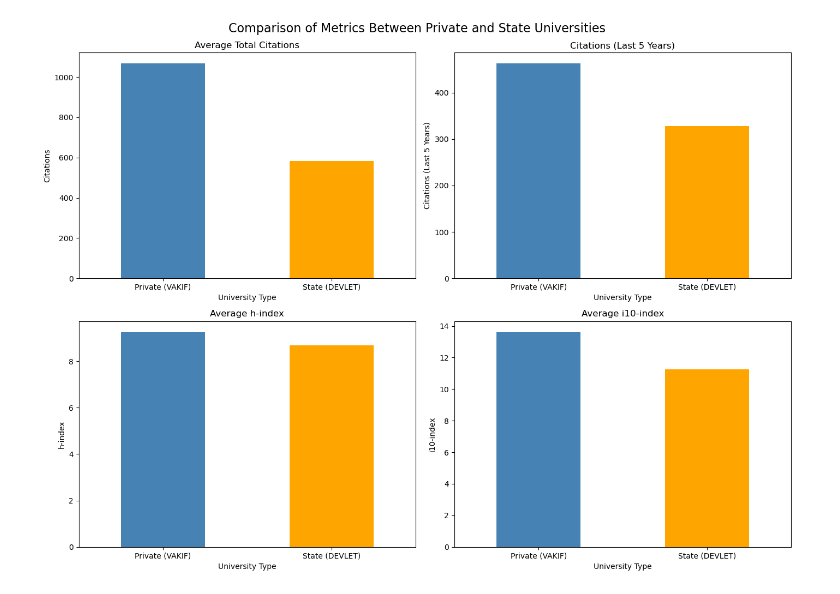
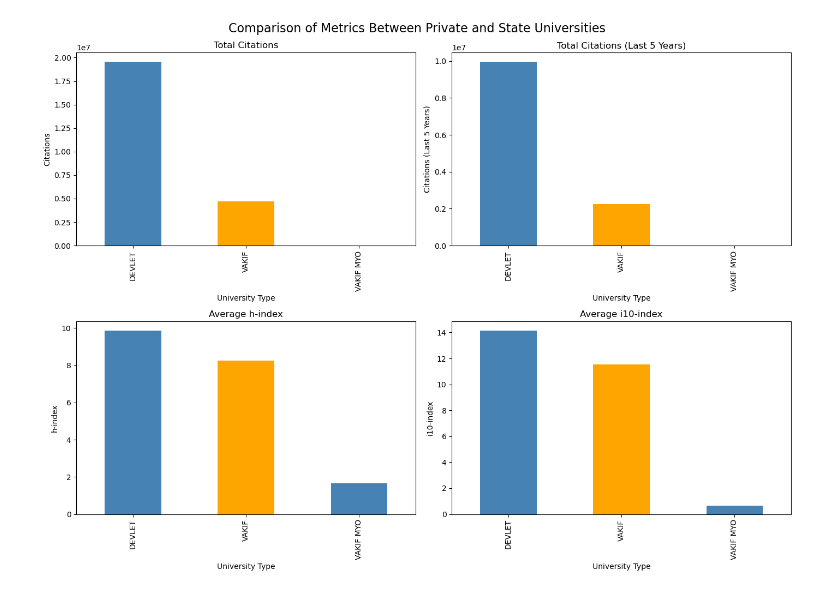
Before and after one commit to gamzeadbll/CS552, a Jupyter notebook: CS552 Project Analysis.ipynb, the cells around one changed output. Cells and saved outputs as stored; diff of their text form; code cells hidden in the pictures.

```diff
--- a/CS552 Project Analysis.ipynb
+++ b/CS552 Project Analysis.ipynb
@@ -96,16 +108,16 @@ for metric, title in zip(metrics, titles):
 # %%
 city_stats = data_cleaned.groupby('City').agg({
-    'Citations': 'mean',
-    'Citations (Last 5 Years)': 'mean',
+    'Citations': 'sum',
+    'Citations (Last 5 Years)': 'sum',
     'h-index': 'mean',
     'i10-index': 'mean',
-    'Number of Publications': 'mean'
+    'Number of Publications': 'sum'
 }).sort_values('Citations', ascending=False)
 
 top_cities = city_stats.head(10)
 
 metrics = ['Citations', 'Citations (Last 5 Years)', 'h-index', 'i10-index', 'Number of Publications']
-titles = ['Avg Citations', 'Avg Citations (Last 5 Years)', 'Average h-index', 'Average i10-index', 'Avg Publications']
+titles = ['Total Citations', 'Total Citations (Last 5 Years)', 'Average h-index', 'Average i10-index', 'Total Publications']
 
 
 for metric, title in zip(metrics, titles):
@@ -188,0 +205,25 @@ See the caveats in the documentation: https://pandas.pydata.org/pandas-docs/stab
+# %%
+#comparison by type
+
+gender_comparison = data_cleaned.groupby('Gender').agg({
+    'Citations': 'sum',
+    'Citations (Last 5 Years)': 'sum',
+    'h-index': 'mean',
+    'i10-index': 'mean',
+    'Number of Publications': 'sum'
+}).sort_values(by='Citations', ascending=False)
+
+fig, axes = plt.subplots(2, 2, figsize=(14, 10))
+metrics = ['Citations', 'Citations (Last 5 Years)', 'h-index', 'i10-index', 'Number of Publications']
+titles = ['Total Citations', 'Total Citations (Last 5 Years)', 'Average h-index', 'Average i10-index', 'Number of Publications']
+
+for ax, metric, title in zip(axes.flat, metrics, titles):
+    gender_comparison[metric].plot(kind='bar', ax=ax, color=['steelblue', 'orange', 'brown', 'green'])
+    ax.set_title(title)
+    ax.set_ylabel(metric)
+    ax.set_xlabel('Gender')
+
+
+fig.tight_layout()
+plt.suptitle('Comparison of Metrics by Gender', y=1.02, fontsize=16)
+plt.show()
@@ -189,31 +232,29 @@ See the caveats in the documentation: https://pandas.pydata.org/pandas-docs/stab
 # %%
 #comparison by type
 
 type_comparison = data_cleaned.groupby('Type').agg({
-    'Citations': 'mean',
-    'Citations (Last 5 Years)': 'mean',
+    'Citations': 'sum',
+    'Citations (Last 5 Years)': 'sum',
     'h-index': 'mean',
     'i10-index': 'mean',
-    'Number of Publications': 'mean'
+    'Number of Publications': 'sum'
 }).sort_values(by='Citations', ascending=False)
 
 fig, axes = plt.subplots(2, 2, figsize=(14, 10))
 metrics = ['Citations', 'Citations (Last 5 Years)', 'h-index', 'i10-index']
-titles = ['Average Total Citations', 'Citations (Last 5 Years)', 'Average h-index', 'Average i10-index']
+titles = ['Total Citations', 'Total Citations (Last 5 Years)', 'Average h-index', 'Average i10-index']
 
 for ax, metric, title in zip(axes.flat, metrics, titles):
     type_comparison[metric].plot(kind='bar', ax=ax, color=['steelblue', 'orange'])
     ax.set_title(title)
     ax.set_ylabel(metric)
     ax.set_xlabel('University Type')
-    ax.set_xticks([0, 1])
-    ax.set_xticklabels(['Private (VAKIF)', 'State (DEVLET)'], rotation=0)
 
 fig.tight_layout()
 plt.suptitle('Comparison of Metrics Between Private and State Universities', y=1.02, fontsize=16)
 plt.show()
 # %% [output]
-[figure, old version]
+[figure, new version]
 # %%
 trend_data = data_cleaned.groupby('Opening Date ').agg({
     'Citations': 'mean',
```
Also changed, not shown: parts of 28 cells of this notebook, 19 other files.
